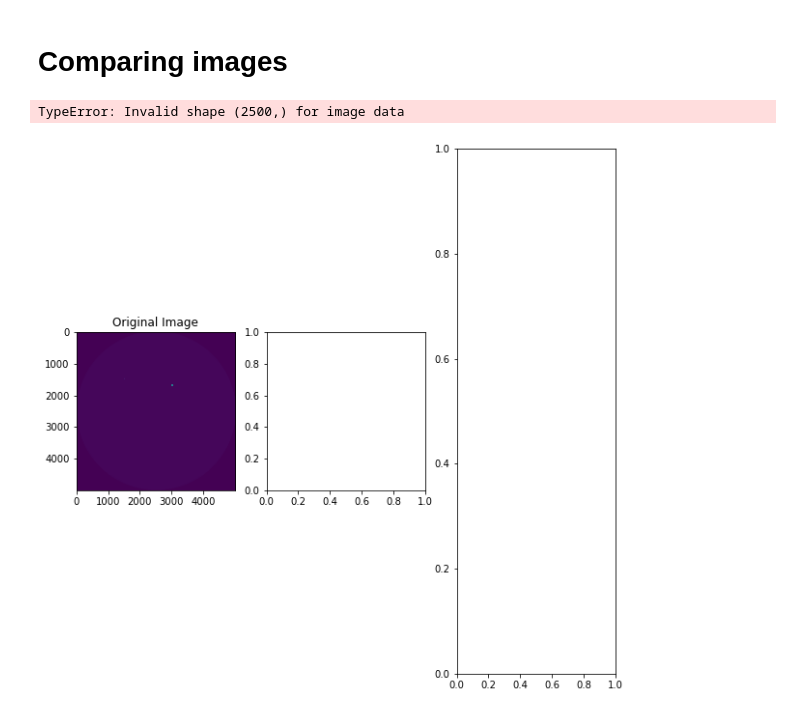
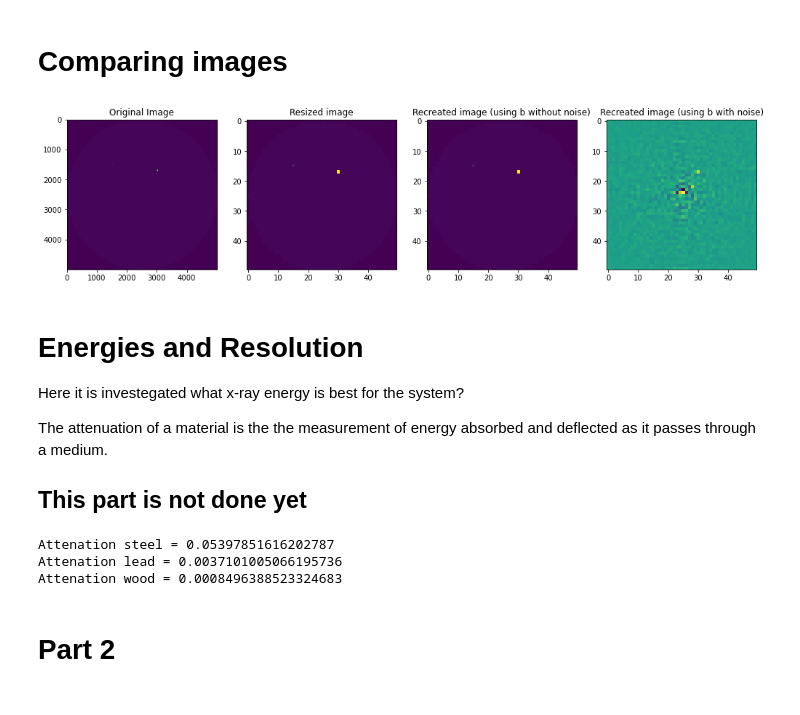
Before and after one commit to npeuker/MathModellingDTU, a Jupyter notebook: Exam Project/inital_data.ipynb, the cells around one changed output. Drawn from its saved outputs; the diff is of its cells as text; code cells hidden in the pictures.

Commit message:
start of the energy part of problem1

```diff
--- a/Exam Project/inital_data.ipynb
+++ b/Exam Project/inital_data.ipynb
@@ -115,26 +114,91 @@ To use the future default and silence this warning we advise to pass `rcond=None
 # %%
 # make a subplot of the three images
 
 original_image = np.load("testImage.npy")
 resized_im = np.load("resized_im.npy")
 x_no_Noise = np.load("x_no_noise.npy")
 x_noisy = np.load("x_with_noise.npy")
 
 # make subplot of the 4 images
 def subplot(original_image, resized_im, x_no_Noise, x_noisy):
-    fig, axs = plt.subplots(1, 4, figsize=(10, 10))
+    fig, axs = plt.subplots(1, 4, figsize=(17, 17))
     axs[0].imshow(original_image)
     axs[0].set_title("Original Image")
     axs[1].imshow(resized_im)
     axs[1].set_title("Resized image")
     axs[2].imshow(x_no_Noise)
     axs[2].set_title("Recreated image (using b without noise)")
     axs[3].imshow(x_noisy)
     axs[3].set_title("Recreated image (using b with noise)")
     plt.show()
 
 
 subplot(original_image, resized_im, x_no_Noise, x_noisy)
 # %% [output]
-TypeError: Invalid shape (2500,) for image data
-[figure, old version]
+[figure, new version]
+# %% [markdown]
+# Energies and Resolution
+Here it is investegated what x-ray energy is best for the system?
+
+The attenuation of a material is the the measurement of energy absorbed and deflected as it passes through a medium.
+
+## This part is not done yet
+# %%
+log_size = 0.5 # m
+
+thinkness = N/log_size #m
+
+I0 = [i for i in range(10,210,10)] # keV
+
+x = np.ravel(resized_im) # attenuation coefficients
+
+# plt.plot([i for i in range(len(x))], x)
+attenuation_steel = max(x) # max value of the attenuation coefficient
+# second max value
+attenuation_lead = max([i for i in x if i != attenuation_steel])
+# attenuation wood within the range of a standard deviation of the mean
+attenuation_wood = np.mean([i for i in x if (i < np.mean(x)+2*np.std(x) and i > 0)])
+
+print(f'Attenation steel = {attenuation_steel}')
+print(f'Attenation lead = {attenuation_lead}')
+print(f'Attenation wood = {attenuation_wood}')
+
+# sort out the energy values for lead and bismuth
+
+thickness = [thinkness for _ in range(len(x))] # thickness of the material
+
+def calculate_energy(I0, x, l): #this function estimates the x-ray intensity for all different energies
+    s = 0
+    I = []
+    for j in range(len(x)):
+        s += x[j]*l[j]
+    for i in range(len(I0)):
+        I.append(I0[i] * np.exp(-s))
+    return I
+
+I = calculate_energy(I0, x, thickness)
+
+# plt.plot(I0, I)
+# plt.title("Intensity of the x-rays")
+# plt.xlabel("Energy [keV]")
+# plt.ylabel("Intensity [keV]")
+# plt.show()
+
+# def calculate_attenuation_coefficients(I0, x, thickness): # this function calculates the attenuation coefficients aka b
+#     I = calculate_energy(I0, x, thickness)
+#     b = []
+#     for i in range(len(I0)):
+#         b.append(np.log(I0[i]/I[i]))
+#     return b
+
+# b = calculate_attenuation_coefficients(I0, x, thickness)
+# check if the b values are identical
+
+# print(energy_lead)
+# print(energy_bismuth)
+# %% [output]
+Attenation steel = 0.05397851616202787
+Attenation lead = 0.0037101005066195736
+Attenation wood = 0.0008496388523324683
+# %% [markdown]
+# Part 2
```
Also changed, not shown: parts of 1 cell of this notebook.
